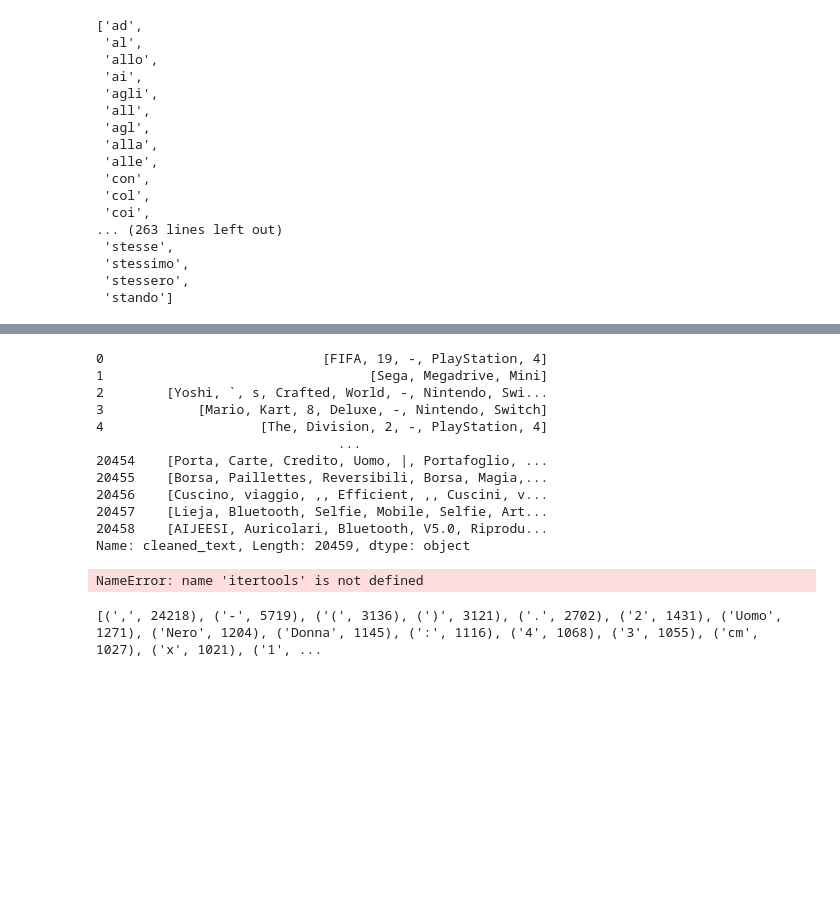
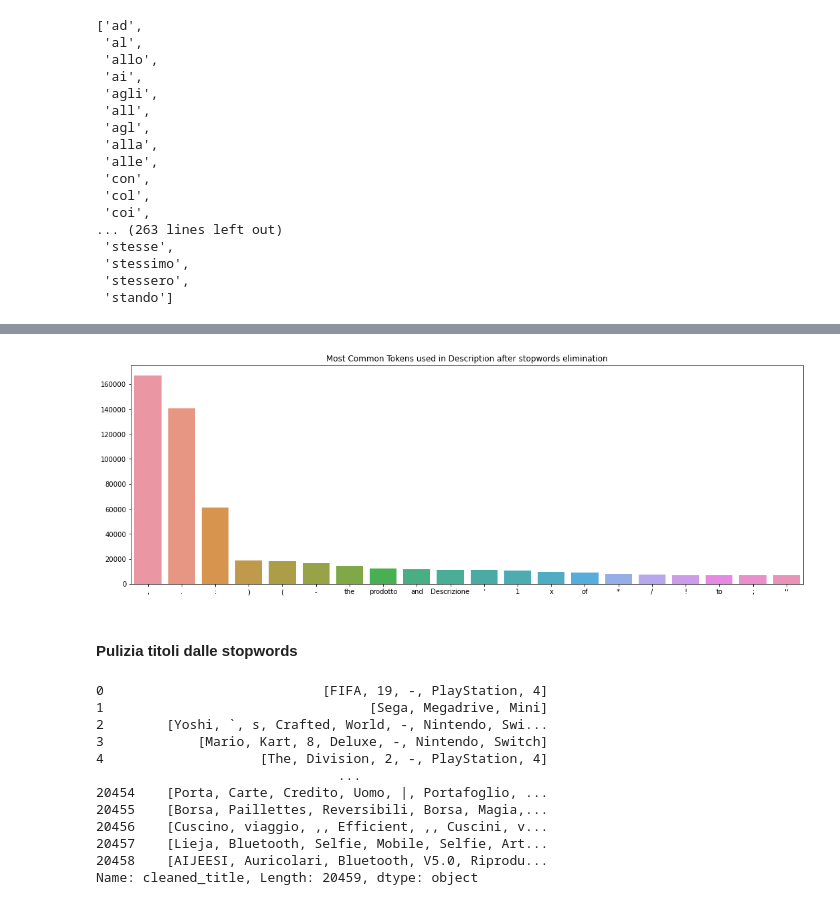
Before and after one commit to rpo19/DataAnalyticsProject, a Jupyter notebook: src/Data_Analytics_Project.ipynb, the cells around one changed output, grey strips where cells are left out. Cells and saved outputs as stored; diff of their text form; code cells hidden in the pictures; blank space fills up the shorter version.

Commit message:
added text analysis

```diff
--- a/src/Data_Analytics_Project.ipynb
+++ b/src/Data_Analytics_Project.ipynb
@@ -129,0 +147,2 @@ stop_words
+# %%
+data["cleaned_description"] = data["token_description"].apply(lambda title : [word for word in title if word.lower() not in stop_words])
@@ -130 +164,7 @@ stop_words
+# %%
+plot_common_tokens(data['cleaned_description'],'Most Common Tokens used in Description after stopwords elimination')
+# %% [output]
+[figure, added]
+# %% [markdown]
+#### Pulizia titoli dalle stopwords
 # %%
@@ -132,5 +172,5 @@ data["cleaned_text"] = data["token_title"].apply(lambda title : [word for word i
 # %%
-data["cleaned_text"]
+data["cleaned_title"]
 # %% [output]
 0                            [FIFA, 19, -, PlayStation, 4]
 1                                  [Sega, Megadrive, Mini]
@@ -143,10 +183,4 @@ data["cleaned_text"]
 20456    [Cuscino, viaggio, ,, Efficient, ,, Cuscini, v...
 20457    [Lieja, Bluetooth, Selfie, Mobile, Selfie, Art...
 20458    [AIJEESI, Auricolari, Bluetooth, V5.0, Riprodu...
-Name: cleaned_text, Length: 20459, dtype: object
+Name: cleaned_title, Length: 20459, dtype: object
-# %%
-sentences = (list(itertools.chain(data)))
-#flat_list = [item for sublist in data["cleaned_text"] for item in sublist]
-#flat_list
-# %% [output]
-NameError: name 'itertools' is not defined
@@ -155,5 +186,0 @@ sentences = (list(itertools.chain(df)))
-# %%
-counts = Counter(flat_list)
-print(counts.most_common(30))
-# %% [output]
-[(',', 24218), ('-', 5719), ('(', 3136), (')', 3121), ('.', 2702), ('2', 1431), ('Uomo', 1271), ('Nero', 1204), ('Donna', 1145), (':', 1116), ('4', 1068), ('3', 1055), ('cm', 1027), ('x', 1021), ('1', ...
```
Also changed, not shown: parts of 46 cells of this notebook.
